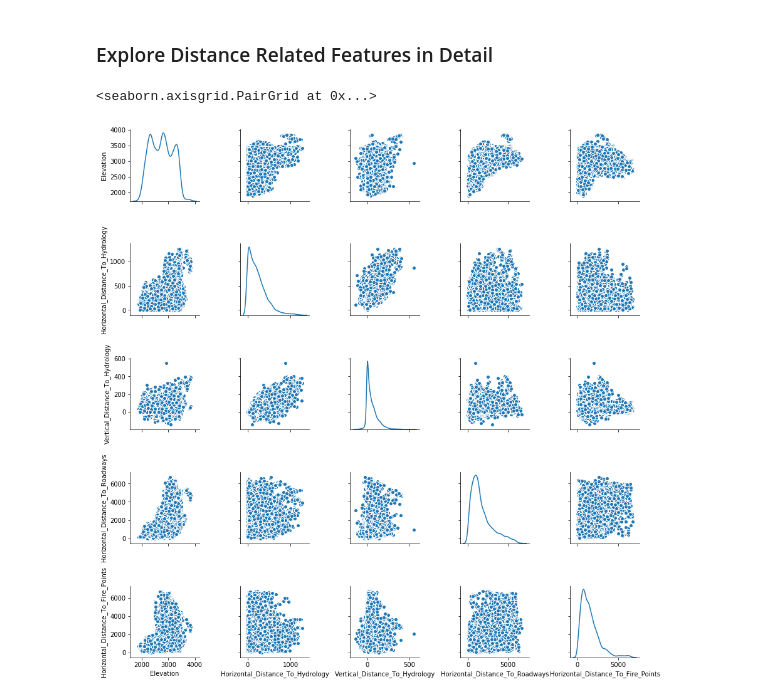
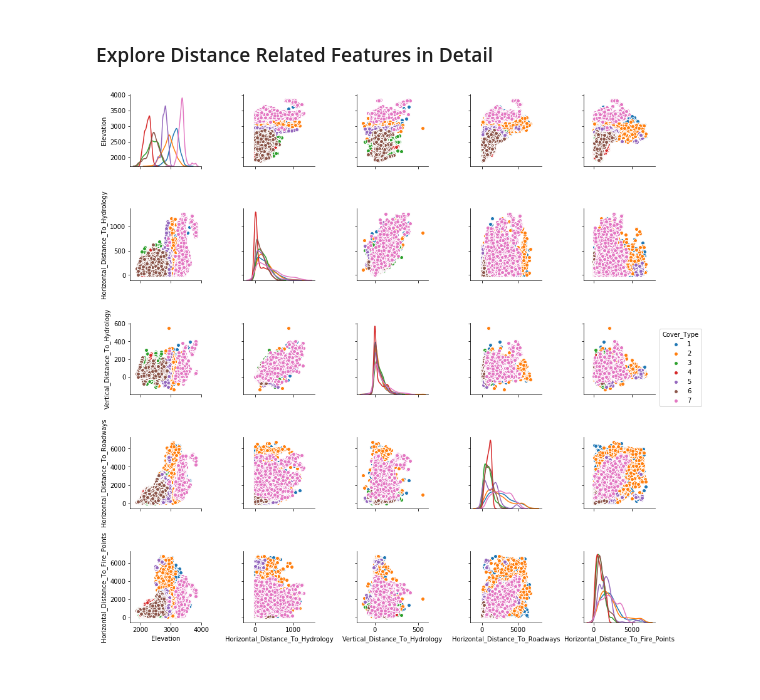
Before and after one commit to alrPhysics/forest_cover, a Jupyter notebook: forest_cover.ipynb, the cells around one changed output. Cells and saved outputs as stored; diff of their text form; code cells hidden in the pictures.

```diff
--- a/forest_cover.ipynb
+++ b/forest_cover.ipynb
@@ -214,8 +228,10 @@ sns.pairplot(X_train[['Aspect', 'Slope', 'Hillshade_9am', 'Hillshade_Noon', 'Hil
 # %% [markdown]
 ### Explore Distance Related Features in Detail
 # %%
-sns.pairplot(X_train[['Elevation', 'Horizontal_Distance_To_Hydrology', 'Vertical_Distance_To_Hydrology',
-                      'Horizontal_Distance_To_Roadways', 'Horizontal_Distance_To_Fire_Points']], diag_kind='kde');
+sns.pairplot(data[['Elevation', 'Horizontal_Distance_To_Hydrology', 'Vertical_Distance_To_Hydrology',
+                   'Horizontal_Distance_To_Roadways', 'Horizontal_Distance_To_Fire_Points',
+                   'Cover_Type']].iloc[train_indices], hue='Cover_Type', diag_kind='kde',
+            vars = ['Elevation', 'Horizontal_Distance_To_Hydrology', 'Vertical_Distance_To_Hydrology',
+                   'Horizontal_Distance_To_Roadways', 'Horizontal_Distance_To_Fire_Points']);
 # %% [output]
-<seaborn.axisgrid.PairGrid at 0x...>
-[figure, old version]
+[figure, new version]
```
Also changed, not shown: parts of 14 cells of this notebook.
